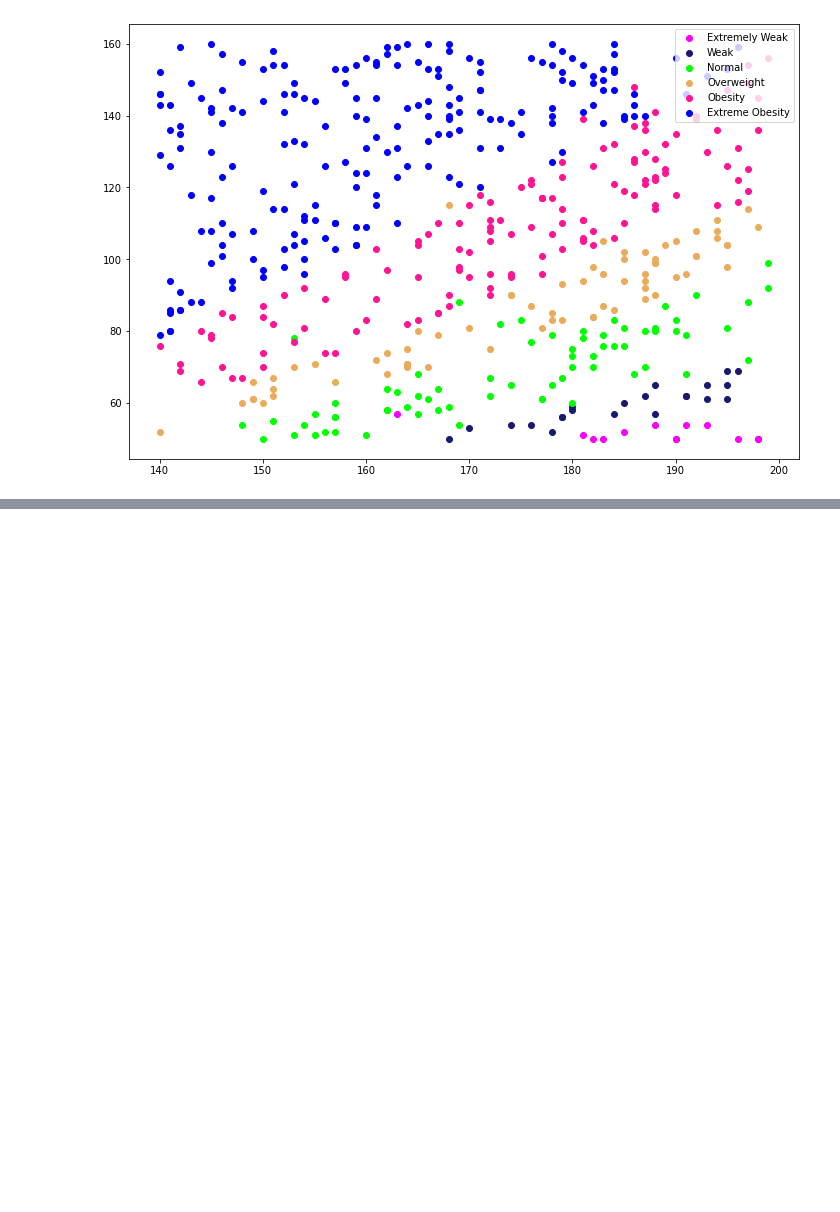
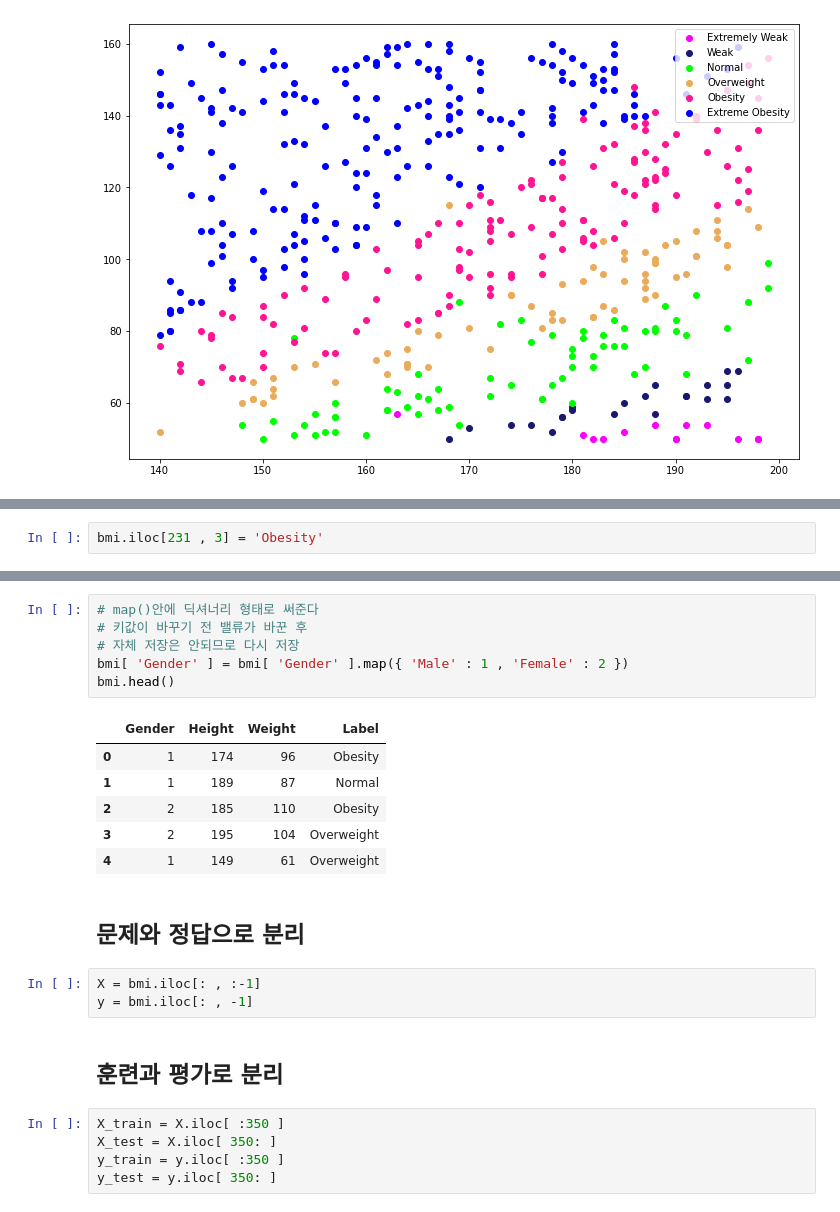
Before and after one commit to Shaharen/MachineLearning, a Jupyter notebook: Ex02_BMI.ipynb, the cells around one changed output, grey strips where cells are left out. Cells and saved outputs as stored; diff of their text form; blank space fills up the shorter version.

```diff
--- a/Ex02_BMI.ipynb
+++ b/Ex02_BMI.ipynb
@@ -124,0 +140,2 @@ plt.show()
+# %%
+bmi.iloc[231 , 3] = 'Obesity'
@@ -124,0 +233,25 @@ plt.show()
+# %%
+# map()안에 딕셔너리 형태로 써준다
+# 키값이 바꾸기 전 밸류가 바꾼 후
+# 자체 저장은 안되므로 다시 저장
+bmi[ 'Gender' ] = bmi[ 'Gender' ].map({ 'Male' : 1 , 'Female' : 2 })
+bmi.head()
+# %% [output]
+|  | Gender | Height | Weight | Label |
+| 0 | 1 | 174 | 96 | Obesity |
+| 1 | 1 | 189 | 87 | Normal |
+| 2 | 2 | 185 | 110 | Obesity |
+| 3 | 2 | 195 | 104 | Overweight |
+| 4 | 1 | 149 | 61 | Overweight |
+# %% [markdown]
+## 문제와 정답으로 분리
+# %%
+X = bmi.iloc[: , :-1]
+y = bmi.iloc[: , -1]
+# %% [markdown]
+## 훈련과 평가로 분리
+# %%
+X_train = X.iloc[ :350 ]
+X_test = X.iloc[ 350: ]
+y_train = y.iloc[ :350 ]
+y_test = y.iloc[ 350: ]
```
Also changed, not shown: parts of 31 cells of this notebook.
